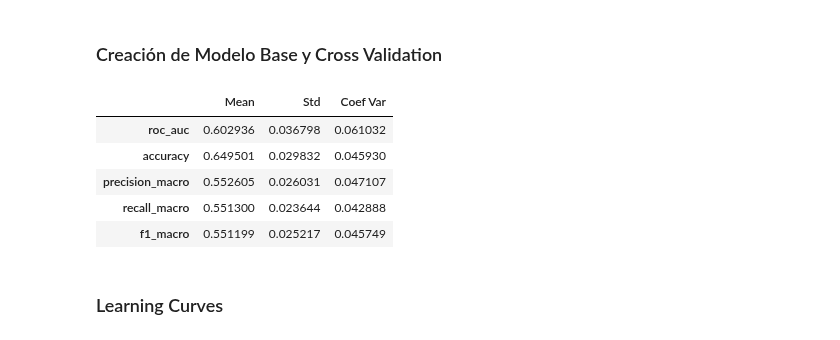
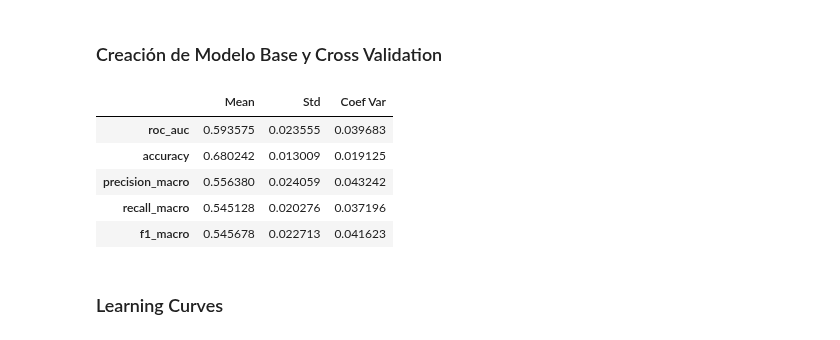
Before and after one commit to Tino27Gut/WineRecommendation, a Jupyter notebook: src/models/random_forest.ipynb, the cells around one changed output. Saved outputs shown, nothing was run; the diff lists cells and outputs as text; code cells hidden in the pictures.

```diff
--- a/src/models/random_forest.ipynb
+++ b/src/models/random_forest.ipynb
@@ -192,44 +192,44 @@ $$\text{Valor}_{FN} = \text{AvgTkt} \times \left( \left( \left[ (1 - \text{Churn
 model_df_nocat.loc[model_df_nocat["precio_max"].isna(), "precio_max"] = 9999
 
 # División del DataFrame en features independientes y dependientes
-X = model_df_nocat.drop(columns="liked")
+X = model_df_nocat.drop(columns=["liked"])
 y = model_df_nocat["liked"]
 
 # Pipeline con oversampler y modelo para aplicarlo en cada Fold del CV
 pipeline = Pipeline([
     ("oversampler", SMOTE()),
-    ("model", RandomForestClassifier(n_estimators=250, max_depth=8, min_samples_leaf=10))
+    ("model", RandomForestClassifier())
 ])
 
 # Aplicación de cross validation y obtención de métricas
 skf = StratifiedKFold(n_splits=5, shuffle=True)
 scoring_metrics = ["roc_auc", "accuracy", "precision_macro", "recall_macro", "f1_macro"]
 scores = cross_validate(pipeline, X, y, cv=skf, scoring=scoring_metrics)
 
 # Resumen de métricas del CV
 metrics_summary = {
     "roc_auc": scores["test_roc_auc"],
     "accuracy": scores["test_accuracy"],
     "precision_macro": scores["test_precision_macro"],
     "recall_macro": scores["test_recall_macro"],
     "f1_macro": scores["test_f1_macro"]
 }
 
 # Media, Desvío Estándar y Coef Var
 metrics_df = pd.DataFrame({
     "Mean": {k: v.mean() for k, v in metrics_summary.items()},
     "Std": {k: v.std() for k, v in metrics_summary.items()},
     "Coef Var": {k: v.std() / v.mean() for k, v in metrics_summary.items()}
 })
 
 metrics_df
 # %% [output]
 |  | Mean | Std | Coef Var |
-| roc_auc | 0.602936 | 0.036798 | 0.061032 |
-| accuracy | 0.649501 | 0.029832 | 0.045930 |
-| precision_macro | 0.552605 | 0.026031 | 0.047107 |
-| recall_macro | 0.551300 | 0.023644 | 0.042888 |
-| f1_macro | 0.551199 | 0.025217 | 0.045749 |
+| roc_auc | 0.593575 | 0.023555 | 0.039683 |
+| accuracy | 0.680242 | 0.013009 | 0.019125 |
+| precision_macro | 0.556380 | 0.024059 | 0.043242 |
+| recall_macro | 0.545128 | 0.020276 | 0.037196 |
+| f1_macro | 0.545678 | 0.022713 | 0.041623 |
 # %% [markdown]
 ### Learning Curves
 # %%
```
Also changed, not shown: parts of 8 cells of this notebook.
